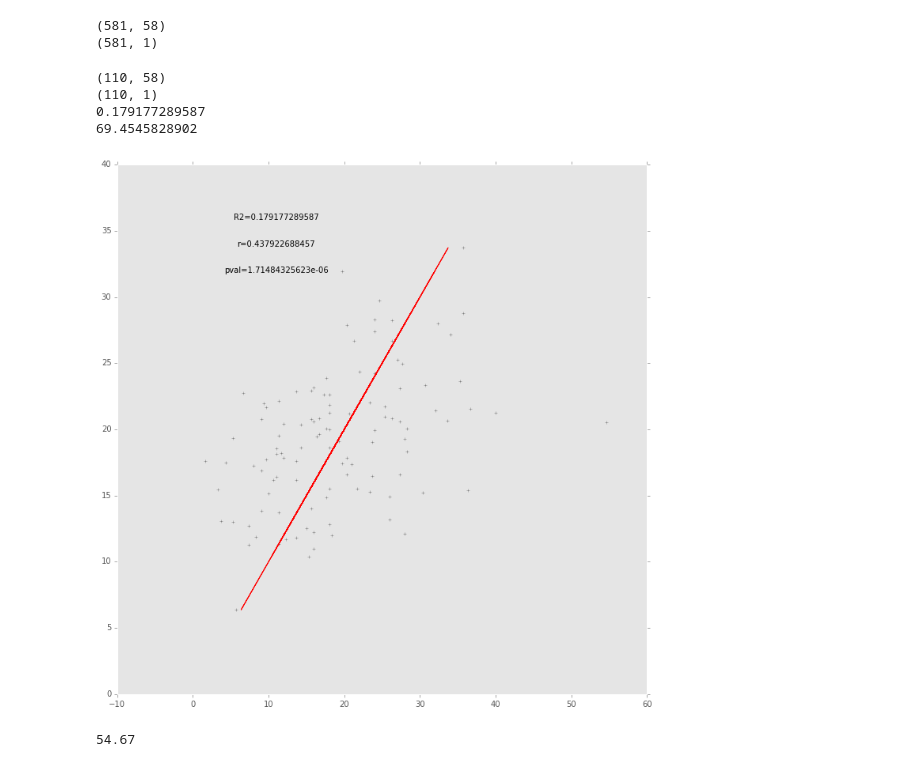
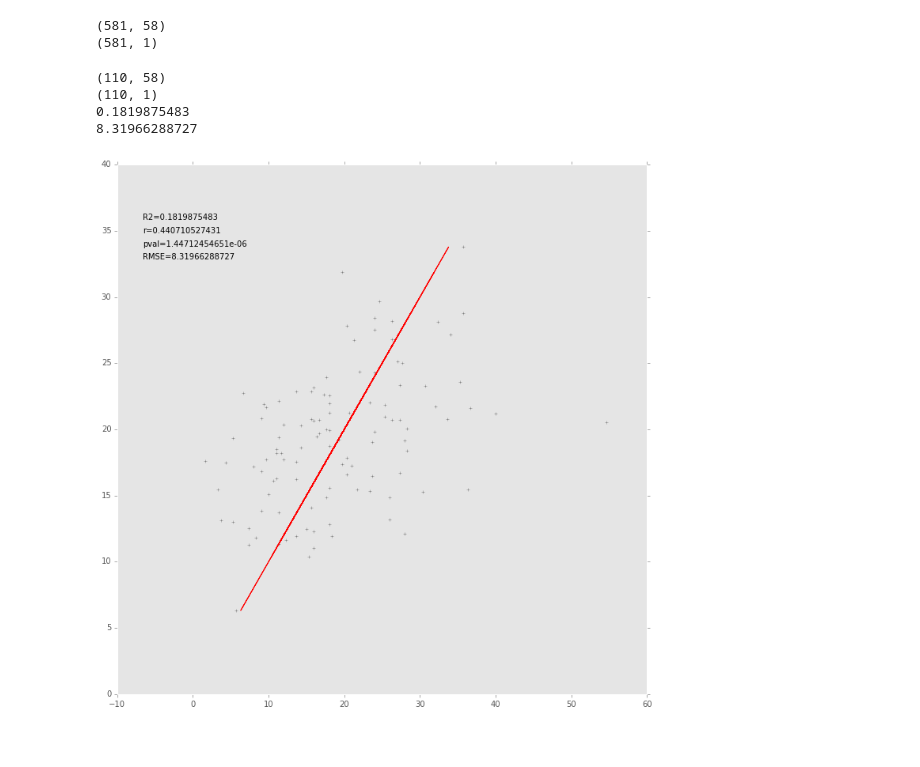
Before and after one commit to TIGRLab/NI-ML, a Jupyter notebook: models/notebooks/MMRegression/Regression_Random_Lasso.ipynb, the cells around one changed output. Cells and saved outputs as stored; diff of their text form; code cells hidden in the pictures.

```diff
--- a/models/notebooks/MMRegression/Regression_Random_Lasso.ipynb
+++ b/models/notebooks/MMRegression/Regression_Random_Lasso.ipynb
@@ -116,7 +116,7 @@ class Regression(BaseReg):
 
         # R2 and adjusted R2:
         self.R2 = r2_score(y, y_hat)
-        self.mse = mean_squared_error(y, y_hat)
+        self.rmse = np.sqrt(mean_squared_error(y, y_hat))
         self.adj_R2 = self.R2 - (1 - self.R2) * ((N - 1) / (N - P - 1))
 
         self.var_y = np.var(y)
@@ -169,7 +169,7 @@ for fold in range(len(cv_data['X_train'])):
 
     parameters = {
         'selector__n_resampling': [1000],
-        'regressor__alpha': np.logspace(-5,7,15),
+        'regressor__alpha': np.logspace(-3,3,15),
         'regressor__normalize': [False],
         'regressor__fit_intercept': [True],
     }
@@ -187,10 +187,9 @@ for fold in range(len(cv_data['X_train'])):
 
     # validation:
     y_hat_v = grid_search.predict(X_v)
-    mse = mean_squared_error(y_v, y_hat_v)
     grid_search.best_estimator_.score(X_v, y_v)
 
-    stats.append((cvreg.R2, cvreg.adj_R2, cvreg.mse, cvreg.r[0], cvreg.r[1]))
+    stats.append((cvreg.R2, cvreg.adj_R2, cvreg.rmse, cvreg.r[0], cvreg.r[1]))
 
     best_parameters = grid_search.best_params_
     try:
@@ -296,25 +295,22 @@ print y_t.shape
 y_hat_t=test_reg.predict(X_t)
 R2 = r2_score(y_t, y_hat_t)
 r = scipy.stats.pearsonr(y_t, y_hat_t)
-mse = mean_squared_error(y_t, y_hat_t)
-print R2
-print mse
+rmse = np.sqrt(mean_squared_error(y_t, y_hat_t))
+print rmse
 # %% [output]
 (110, 58)
 (110, 1)
-0.179177289587
-69.4545828902
+0.1819875483
+8.31966288727
 # %%
 ax=plt.subplot(1,1,1)
 plt.scatter(y_t, y_hat_t, marker='+', color='gray')
 plt.plot(y_hat_t, y_hat_t, color='red', linewidth=1)
-plt.text(0.3, 0.9,'R2={}'.format(R2), horizontalalignment='center', verticalalignment='center', transform = ax.transAxes)
-plt.text(0.3, 0.85,'r={}'.format(r[0][0]), horizontalalignment='center', verticalalignment='center', transform = ax.transAxes)
-plt.text(0.3, 0.8,'pval={}'.format(r[1][0]), horizontalalignment='center', verticalalignment='center', transform = ax.transAxes)
-
+plt.text(0.05, 0.9,'R2={}'.format(R2), horizontalalignment='left', verticalalignment='center', transform = ax.transAxes)
+plt.text(0.05, 0.875,'r={}'.format(r[0][0]), horizontalalignment='left', verticalalignment='center', transform = ax.transAxes)
+plt.text(0.05, 0.85,'pval={}'.format(r[1][0]), horizontalalignment='left', verticalalignment='center', transform = ax.transAxes)
+plt.text(0.05, 0.825,'RMSE={}'.format(rmse), horizontalalignment='left', verticalalignment='center', transform = ax.transAxes)
 plt.grid()
 plt.show()
-print np.max(y_t)
 # %% [output]
-[figure, old version]
+[figure, new version]
-54.67
```
Also changed, not shown: parts of 2 cells of this notebook, 1 other file.
